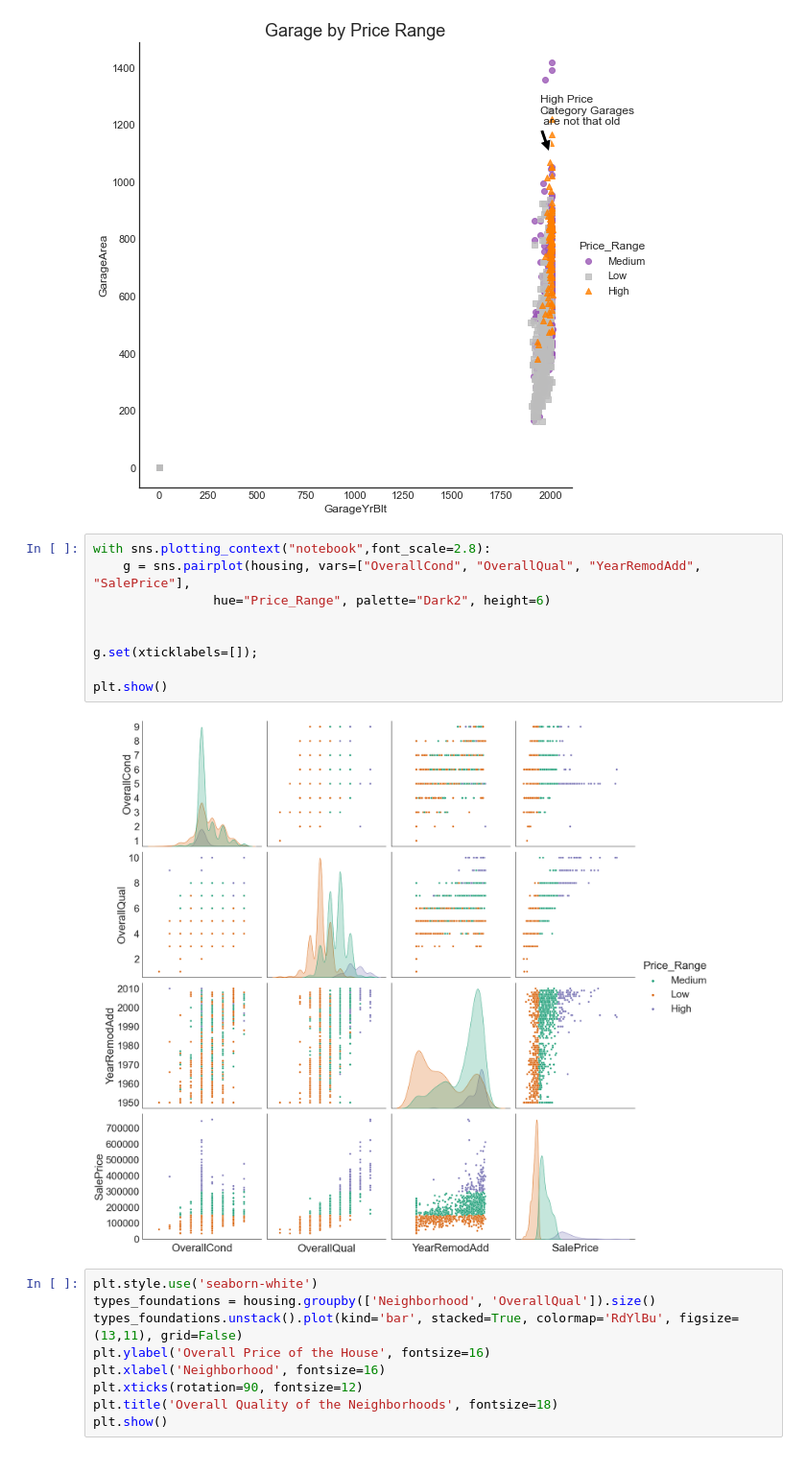
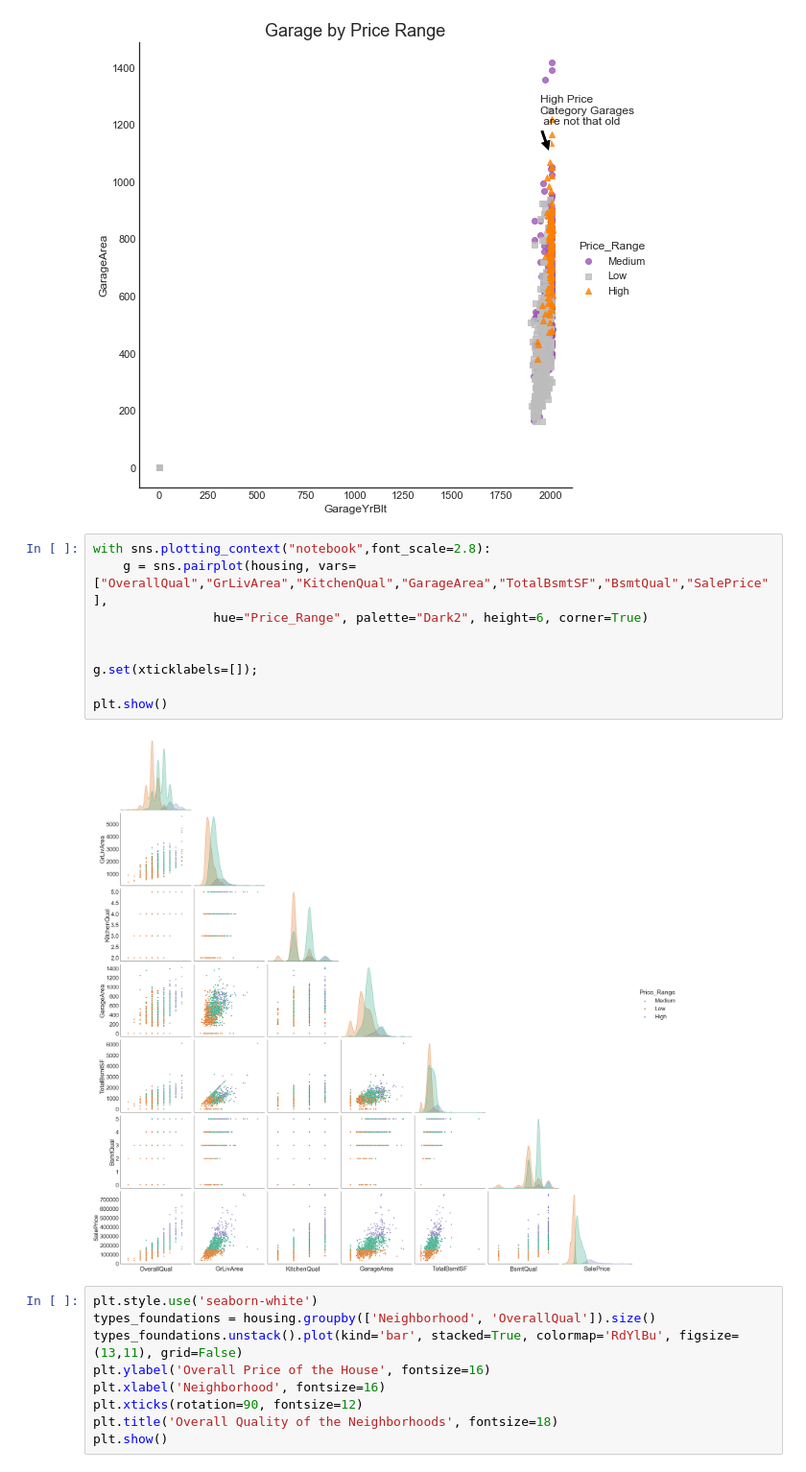
Before and after one commit to CS521-Burstein/final-project-alexmao0501, a Jupyter notebook: finalprojectv2.ipynb, the cells around one changed output. Shown at 96% size. Saved outputs shown, nothing was run; the diff lists cells and outputs as text.

```diff
--- a/finalprojectv2.ipynb
+++ b/finalprojectv2.ipynb
@@ -753,15 +753,15 @@ plt.show()
 [figure]
 # %%
 with sns.plotting_context("notebook",font_scale=2.8):
-    g = sns.pairplot(housing, vars=["OverallCond", "OverallQual", "YearRemodAdd", "SalePrice"],
-                hue="Price_Range", palette="Dark2", height=6)
+    g = sns.pairplot(housing, vars=["OverallQual","GrLivArea","KitchenQual","GarageArea","TotalBsmtSF","BsmtQual","SalePrice"],
+                hue="Price_Range", palette="Dark2", height=6, corner=True)
 
 
 g.set(xticklabels=[]);
 
 plt.show()
 # %% [output]
-[figure, old version]
+[figure, new version]
 # %%
 plt.style.use('seaborn-white')
 types_foundations = housing.groupby(['Neighborhood', 'OverallQual']).size()
```
Also changed, not shown: parts of 41 cells of this notebook.
